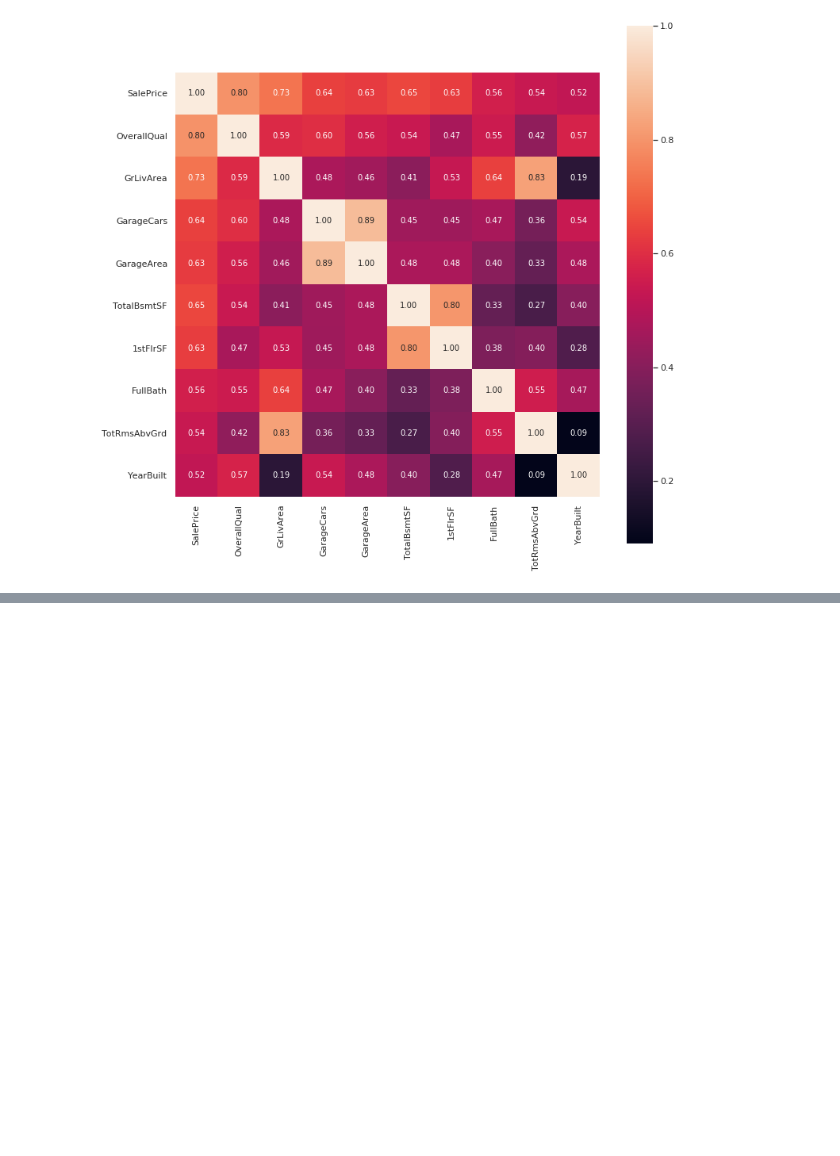
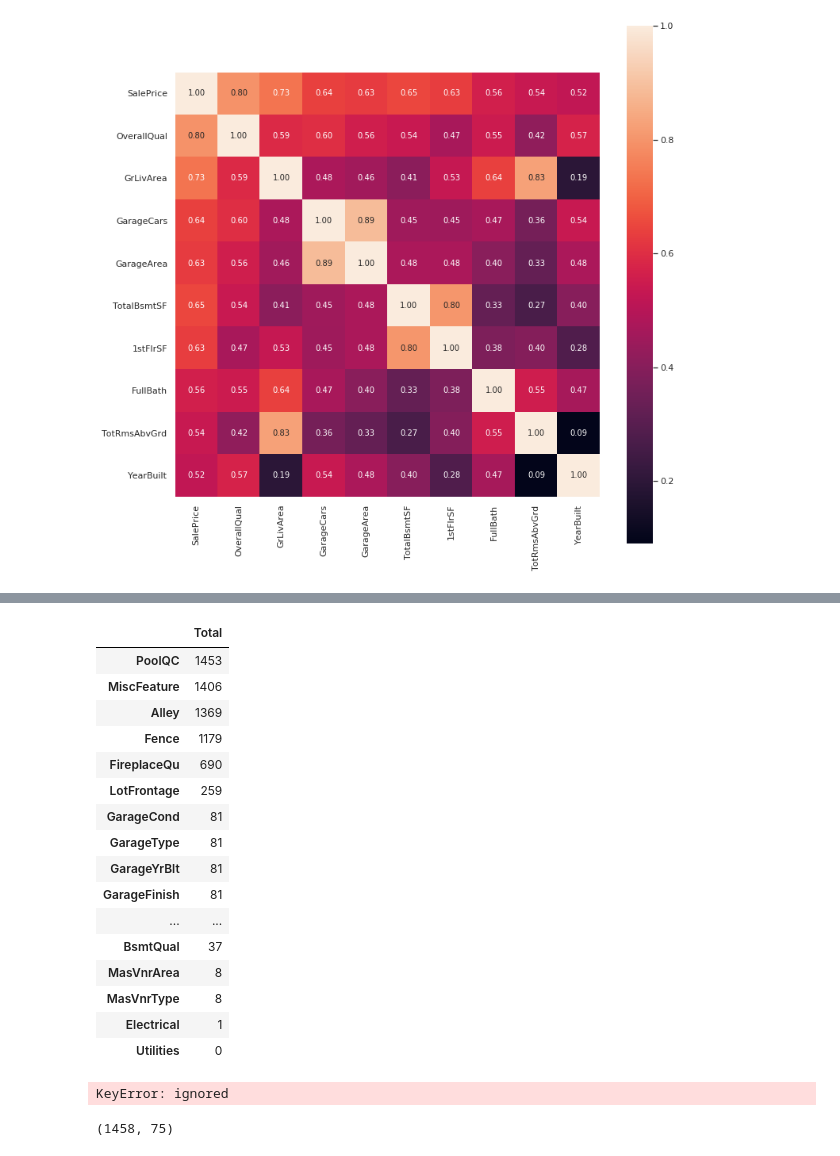
Before and after one commit to tangzongjin/Final-Project, a Jupyter notebook: Untitled4.ipynb, the cells around one changed output, grey strips where cells are left out. Drawn from its saved outputs; the diff is of its cells as text; code cells hidden in the pictures; blank space fills up the shorter version.

```diff
--- a/Untitled4.ipynb
+++ b/Untitled4.ipynb
@@ -81,0 +90,30 @@ train = train.drop(train[(train['GrLivArea']>4000) & (train['SalePrice']<300000)
+# %%
+Missingamount = train.isnull().sum().sort_values(ascending=False)
+missing_data = pd.concat([Missingamount], axis=1, keys=['Total', 'Percent'])
+missing_data.head(20)
+# %% [output]
+|  | Total |
+| PoolQC | 1453 |
+| MiscFeature | 1406 |
+| Alley | 1369 |
+| Fence | 1179 |
+| FireplaceQu | 690 |
+| LotFrontage | 259 |
+| GarageCond | 81 |
+| GarageType | 81 |
+| GarageYrBlt | 81 |
+| GarageFinish | 81 |
+| ... | ... |
+| BsmtQual | 37 |
+| MasVnrArea | 8 |
+| MasVnrType | 8 |
+| Electrical | 1 |
+| Utilities | 0 |
+# %%
+train=train.drop((missing_data[missing_data['Total'] > 38]).index,1)
+# %% [output]
+KeyError: ignored
+# %%
+train.shape
+# %% [output]
+(1458, 75)
```
Also changed, not shown: parts of 4 cells of this notebook.
